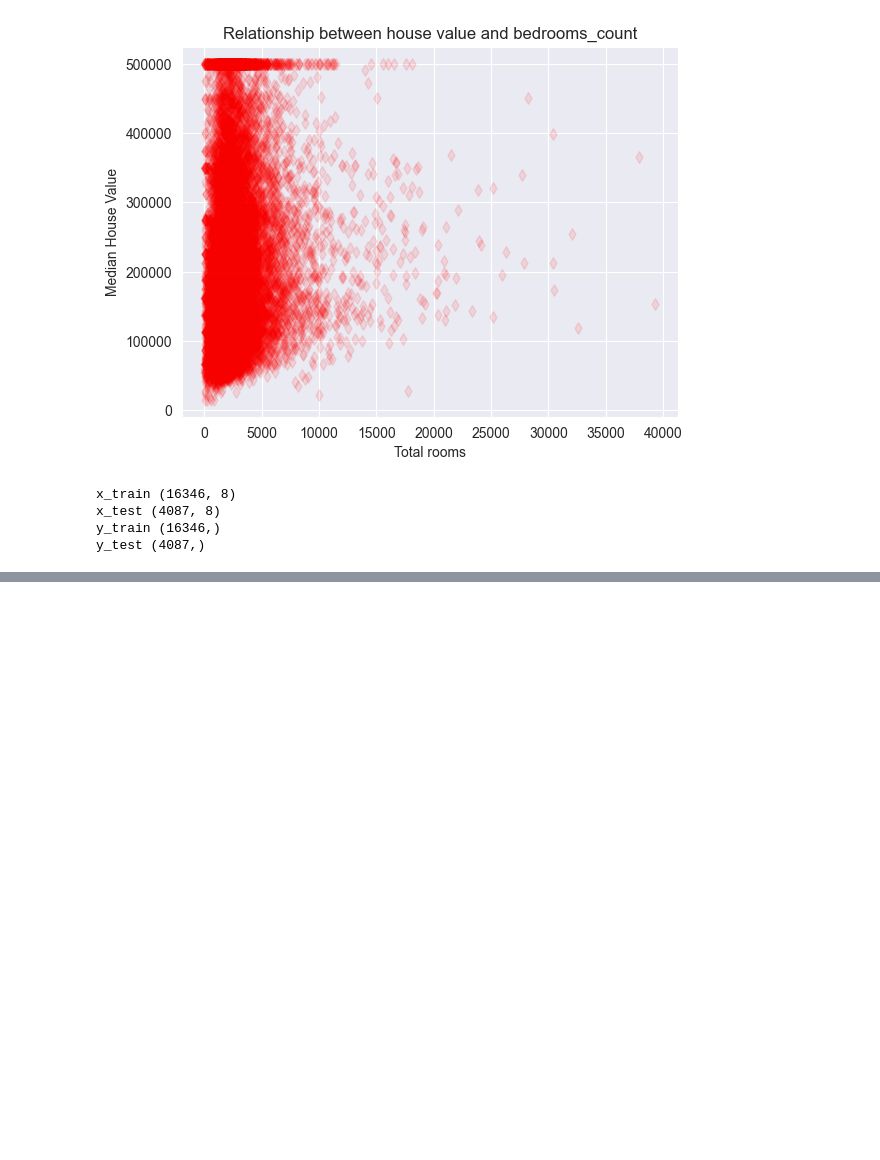
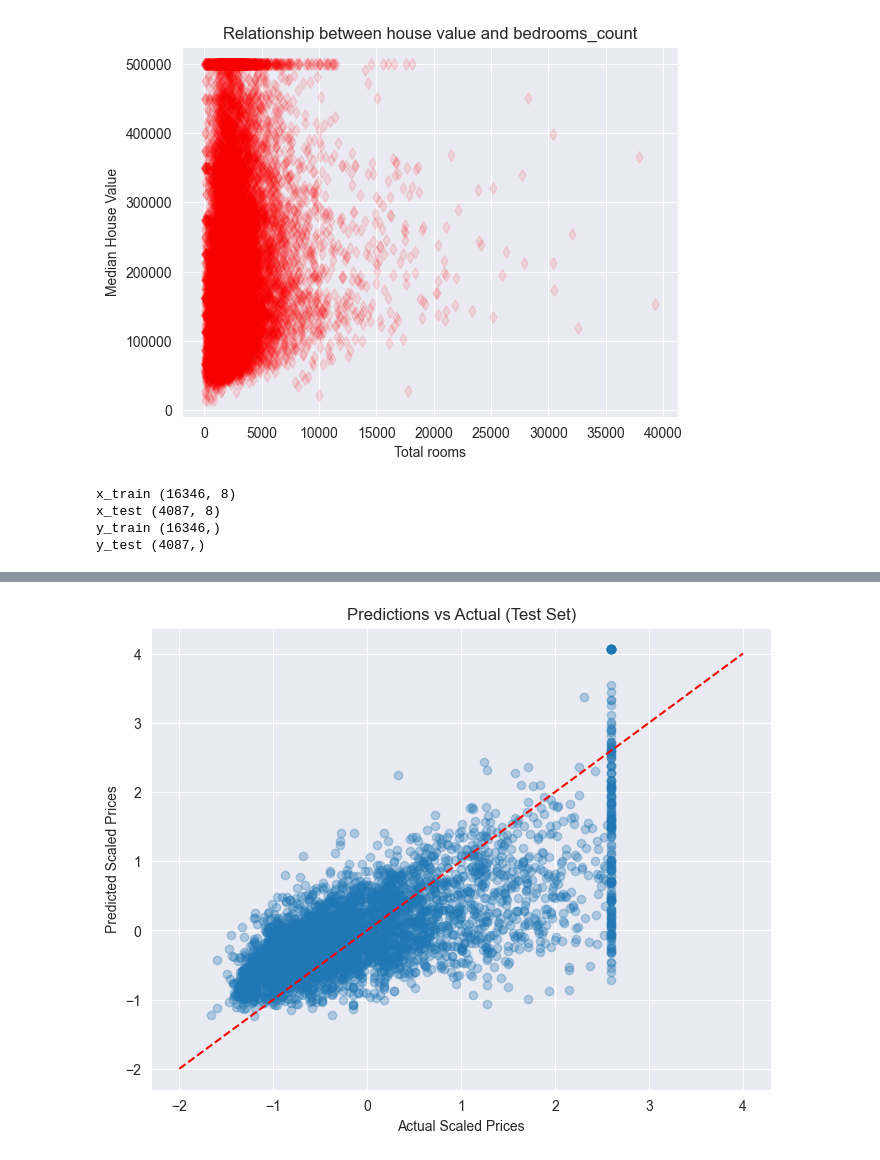
Before and after one commit to agarwalharsh2156/AI-Training, a Jupyter notebook: Week2/ML_Training/CalHousePrices.ipynb, the cells around one changed output, grey strips where cells are left out. Drawn from its saved outputs; the diff is of its cells as text; code cells hidden in the pictures; blank space fills up the shorter version.

```diff
--- a/Week2/ML_Training/CalHousePrices.ipynb
+++ b/Week2/ML_Training/CalHousePrices.ipynb
@@ -284,0 +337,11 @@ y_test_uni = y_test
+# %%
+plt.figure(figsize=(8,6))
+plt.scatter(scaled_y_test, y_pred_uni, alpha=0.3)
+plt.plot([-2, 4], [-2, 4], 'r--')   # ideal line
+plt.xlabel('Actual Scaled Prices')
+plt.ylabel('Predicted Scaled Prices')
+plt.title('Predictions vs Actual (Test Set)')
+plt.grid(True)
+plt.show()
+# %% [output]
+[figure, added]
```
Also changed, not shown: parts of 15 cells of this notebook, 3 other files.
